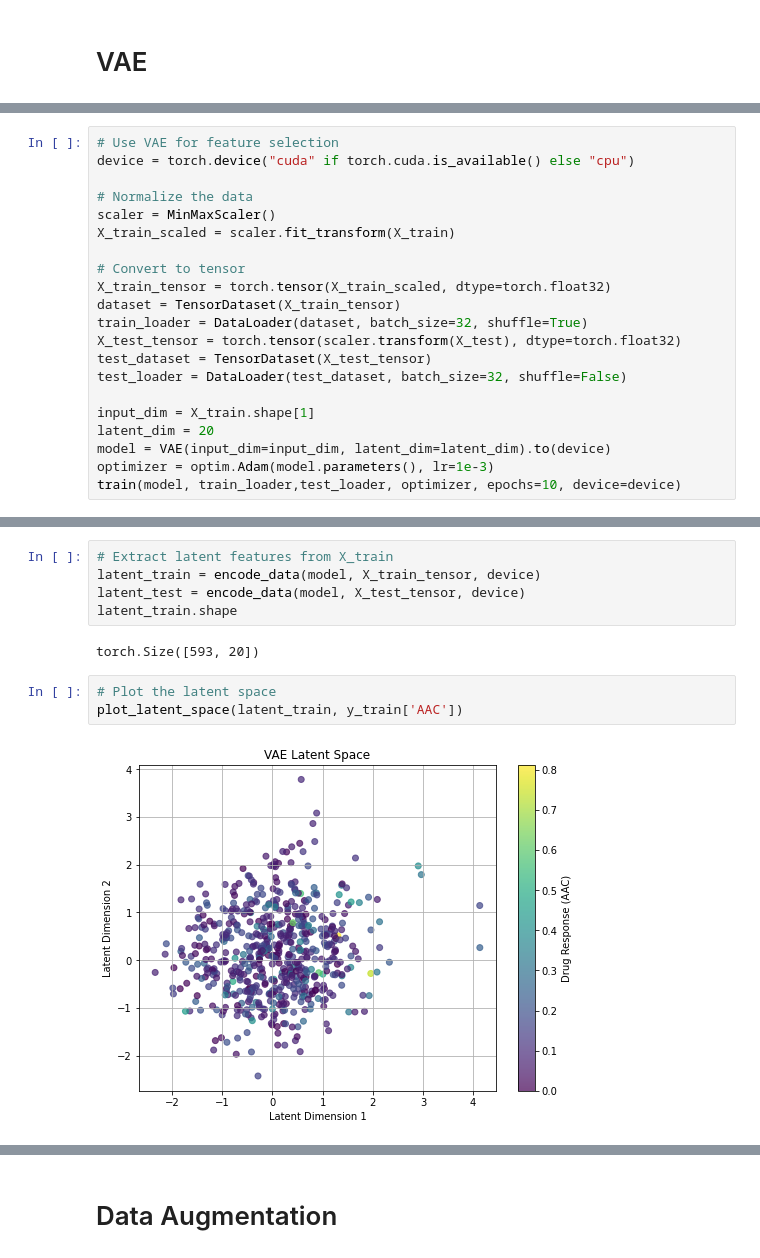
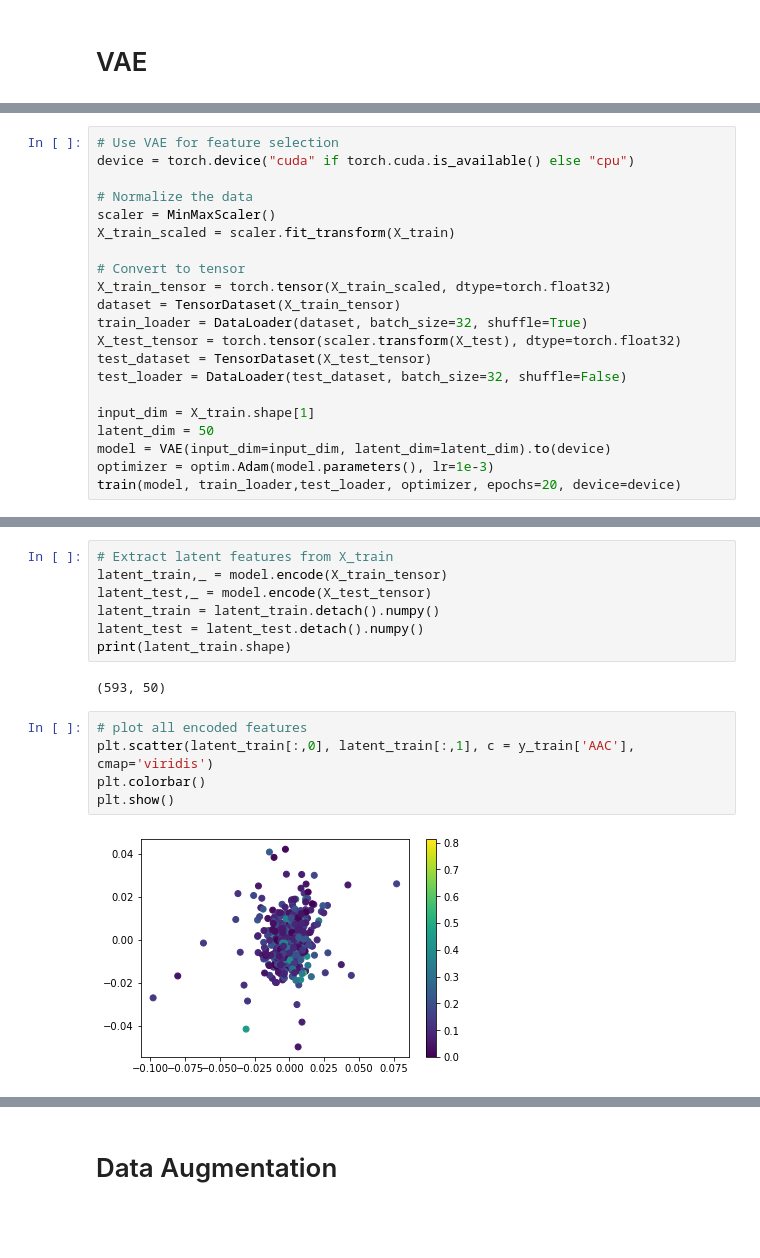
Before and after one commit to oskarboesch/ml-project-2-lol-ml, a Jupyter notebook: src/notebooks/auto_encoder.ipynb, the cells around one changed output, grey strips where cells are left out. Saved outputs shown, nothing was run; the diff lists cells and outputs as text; blank space fills up the shorter version.

```diff
--- a/src/notebooks/auto_encoder.ipynb
+++ b/src/notebooks/auto_encoder.ipynb
@@ -175,8 +176,8 @@ test_dataset = TensorDataset(X_test_tensor)
 test_loader = DataLoader(test_dataset, batch_size=32, shuffle=False)
 
 input_dim = X_train.shape[1]
-latent_dim = 20
+latent_dim = 50
 model = VAE(input_dim=input_dim, latent_dim=latent_dim).to(device)
 optimizer = optim.Adam(model.parameters(), lr=1e-3)
-train(model, train_loader,test_loader, optimizer, epochs=10, device=device)
+train(model, train_loader,test_loader, optimizer, epochs=20, device=device)
 # %% [output]
@@ -193,15 +204,19 @@ Epoch 10/10, Train Loss: 207.4435, Val Loss: 631.5226
 # %%
 # Extract latent features from X_train
-latent_train = encode_data(model, X_train_tensor, device)
-latent_test = encode_data(model, X_test_tensor, device)
-latent_train.shape
+latent_train,_ = model.encode(X_train_tensor)
+latent_test,_ = model.encode(X_test_tensor)
+latent_train = latent_train.detach().numpy()
+latent_test = latent_test.detach().numpy()
+print(latent_train.shape)
 # %% [output]
-torch.Size([593, 20])
+(593, 50)
-# %%
-# Plot the latent space
-plot_latent_space(latent_train, y_train['AAC'])
-# %% [output]
-[figure, removed]
+# %%
+# plot all encoded features
+plt.scatter(latent_train[:,0], latent_train[:,1], c = y_train['AAC'], cmap='viridis')
+plt.colorbar()
+plt.show()
+# %% [output]
+[figure, added]
 # %%
 vae_encoded_model = LinearRegression()
 vae_encoded_model.fit(latent_train, y_train)
```
Also changed, not shown: parts of 24 cells of this notebook, 1 other file.
